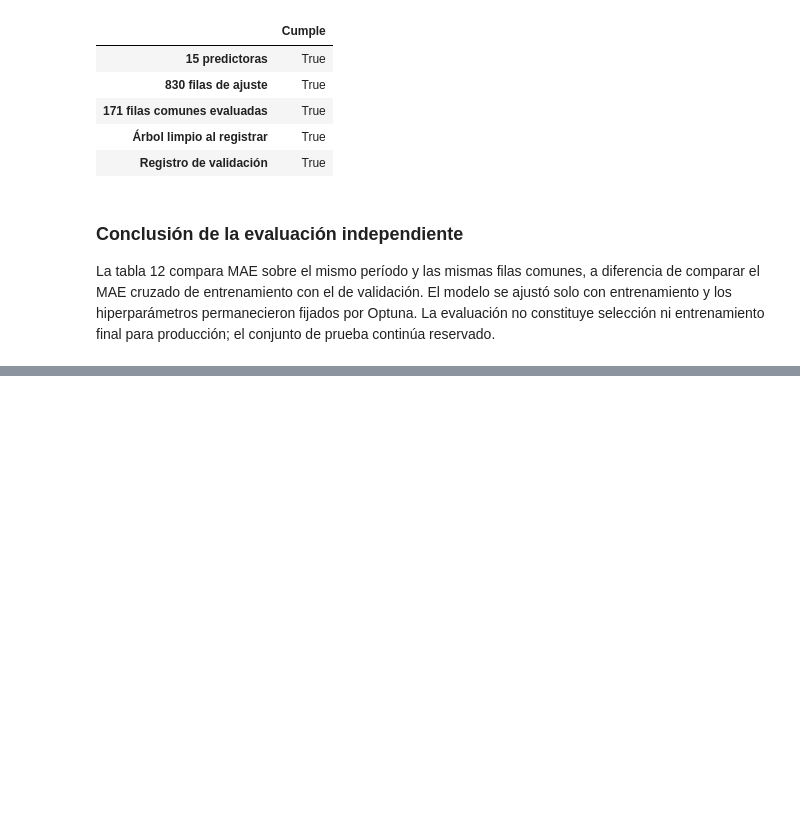
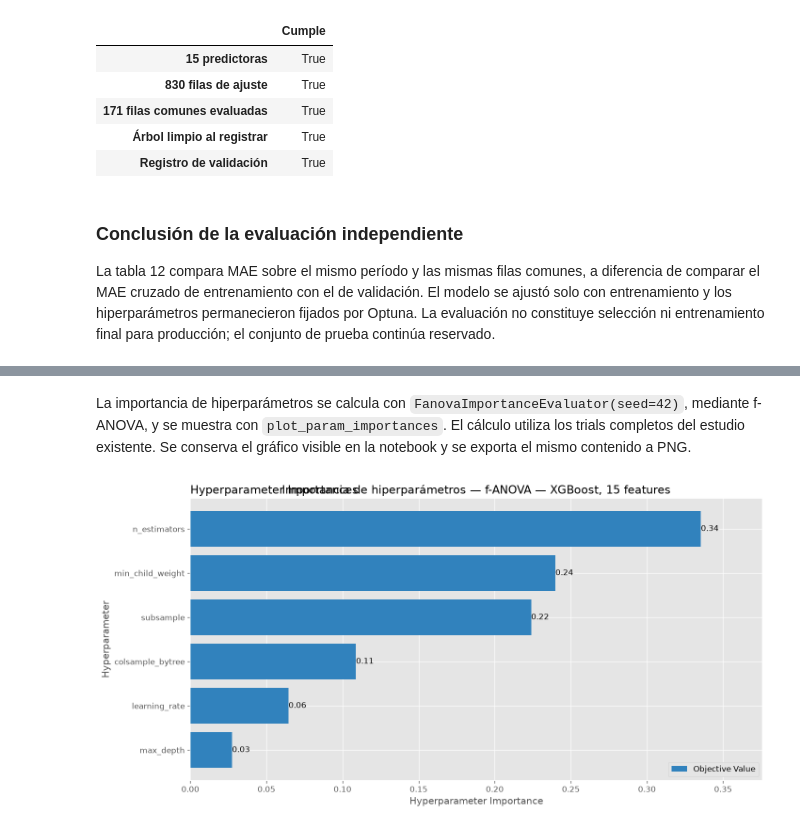
Before and after one commit to AlesioRios/Trabajo-Practico-Final-LD2, a Jupyter notebook: notebooks/modelado_xgboost.ipynb, the cells around one changed output, grey strips where cells are left out. Cells and saved outputs as stored; diff of their text form; code cells hidden in the pictures; blank space fills up the shorter version.

Commit message:
feat: documenta gráficos y prepara búsqueda refinada de XGBoost

```diff
--- a/notebooks/modelado_xgboost.ipynb
+++ b/notebooks/modelado_xgboost.ipynb
@@ -296,0 +301,42 @@ La tabla 12 compara MAE sobre el mismo período y las mismas filas comunes, a di
+# %%
+from pathlib import Path
+import hashlib
+import json
+import shutil
+
+import matplotlib.pyplot as plt
+import optuna
+from optuna.importance import FanovaImportanceEvaluator
+from optuna.visualization.matplotlib import (
+    plot_param_importances, plot_parallel_coordinate, plot_optimization_history,
+)
+
+raiz_graficos = Path.cwd() if (Path.cwd() / "src").exists() else Path.cwd().parent
+sqlite_15 = raiz_graficos / "results/optuna/xgboost_15/estudio_15.sqlite3"
+resumen_15 = json.loads((raiz_graficos / "results/xgboost_15/resumen.json").read_text(encoding="utf-8"))
+if not sqlite_15.exists():
+    raise FileNotFoundError("Se requiere el SQLite del estudio guardado de 15 features.")
+huella_estudio_antes = hashlib.sha256(sqlite_15.read_bytes()).hexdigest()
+copia_graficos = sqlite_15.parent / "lectura_graficos.sqlite3"
+shutil.copyfile(sqlite_15, copia_graficos)
+estudio_graficos_15 = optuna.load_study(
+    study_name=resumen_15["estudio"], storage=f"sqlite:///{copia_graficos.as_posix()}"
+)
+cantidad_trials_guardados = len(estudio_graficos_15.trials)
+carpeta_png_15 = raiz_graficos / "results/xgboost_15/graficos"
+carpeta_png_15.mkdir(parents=True, exist_ok=False)
+plt.rcParams.update({"font.size": 11, "figure.dpi": 120, "savefig.dpi": 220})
+# %% [markdown]
+La importancia de hiperparámetros se calcula con `FanovaImportanceEvaluator(seed=42)`, mediante f-ANOVA, y se muestra con `plot_param_importances`. El cálculo utiliza los trials completos del estudio existente. Se conserva el gráfico visible en la notebook y se exporta el mismo contenido a PNG.
+# %%
+eje_importancias = plot_param_importances(
+    estudio_graficos_15, evaluator=FanovaImportanceEvaluator(seed=42)
+)
+fig_importancias = eje_importancias.figure
+fig_importancias.set_size_inches(12, 6)
+eje_importancias.set_title("Importancia de hiperparámetros — f-ANOVA — XGBoost, 15 features")
+fig_importancias.tight_layout()
+fig_importancias.savefig(carpeta_png_15 / "importancia_hiperparametros_fanova.png", bbox_inches="tight", facecolor="white")
+plt.show()
+# %% [output]
+[figure, added]
```
Also changed, not shown: parts of 8 cells of this notebook, 5 other files.
